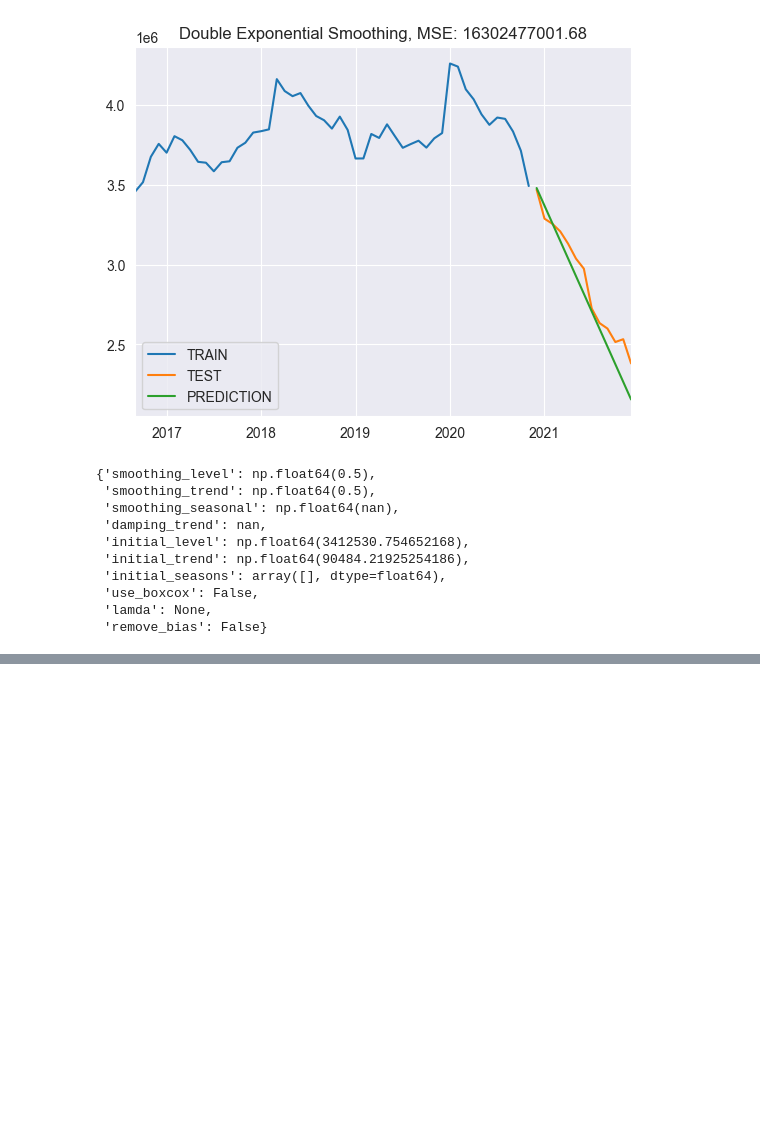
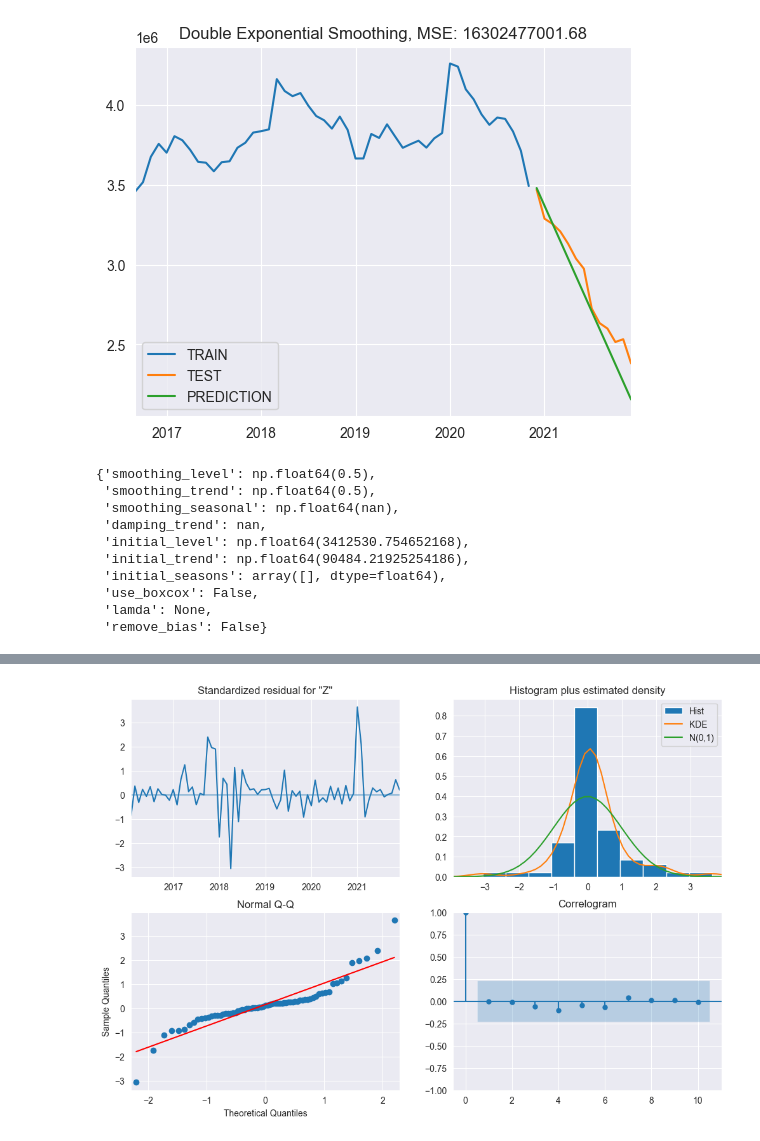
Before and after one commit to JarlPenguin/anomaly_analysis_2025, a Jupyter notebook: analysis.ipynb, the cells around one changed output, grey strips where cells are left out. Cells and saved outputs as stored; diff of their text form; code cells hidden in the pictures; blank space fills up the shorter version.

```diff
--- a/analysis.ipynb
+++ b/analysis.ipynb
@@ -448,0 +518,11 @@ best_alpha: 0.77, best_beta: 0.27, mse: 3077585793.27
+# %%
+mkb_ZDLPRR_exog = mkb_ZDLPRR.copy()
+mkb_ZDLPRR_exog["anomaly_1"] = np.float64((mkb_ZDLPRR_exog.index >= "2020-06-01") & (mkb_ZDLPRR_exog.index <= "2020-10-01"))
+mkb_ZDLPRR_exog["anomaly_2"] = np.float64(mkb_ZDLPRR_exog.index == "2021-01-01")
+# %%
+model_mkb = SARIMAX(mkb_ZDLPRR_exog["ZDLPRR_1978"], exog=mkb_ZDLPRR_exog[["anomaly_1", "anomaly_2"]], order=(2, 1, 2))
+results_mkb = model_mkb.fit()
+results_mkb.plot_diagnostics(figsize=(12, 8))
+plt.show()
+# %% [output]
+[figure, added]
```
Also changed, not shown: parts of 18 cells of this notebook.
